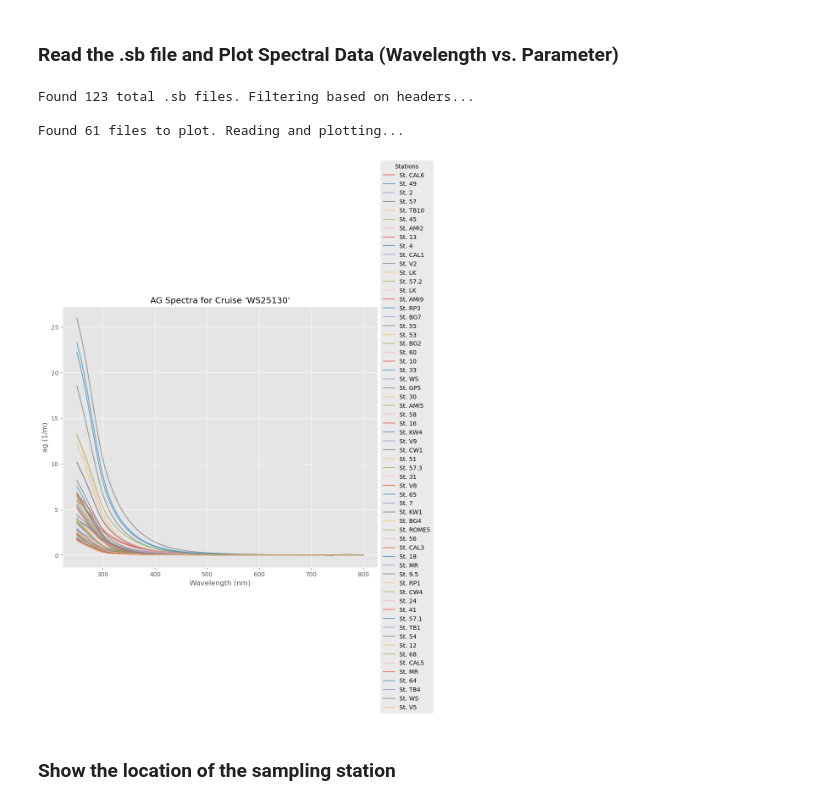
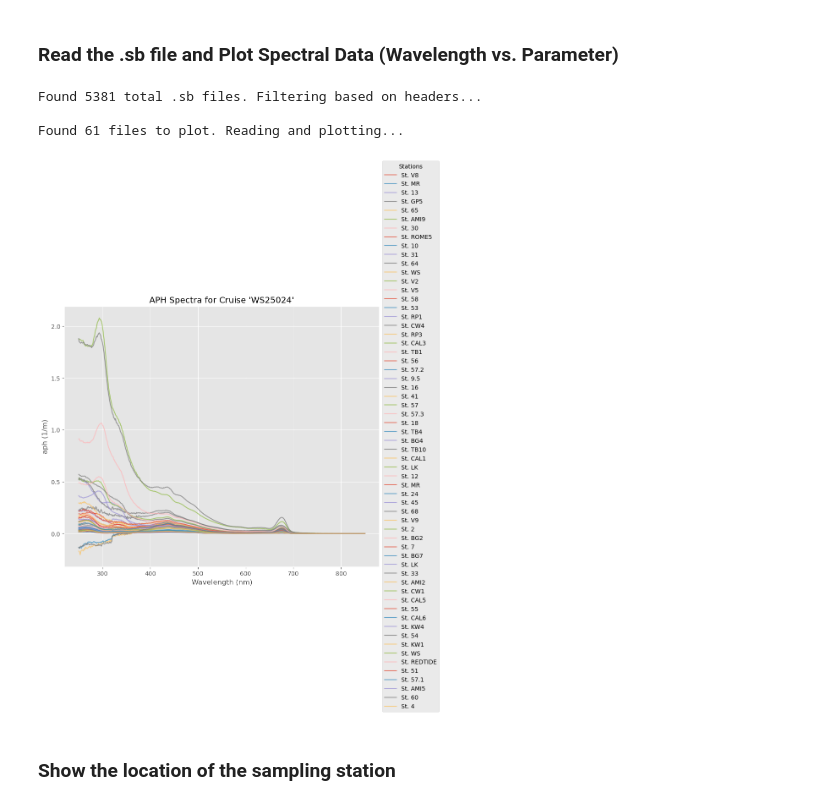
Before and after one commit to eqmh/SFER, a Jupyter notebook: seabass_analysis.ipynb, the cells around one changed output. Saved outputs shown, nothing was run; the diff lists cells and outputs as text; code cells hidden in the pictures.

```diff
--- a/seabass_analysis.ipynb
+++ b/seabass_analysis.ipynb
@@ -124,8 +124,8 @@ First 10 extracted filenames:
 # %%
 # --- Configuration ---
 DECOMPRESSED_FOLDER = 'seabass_data_decompressed'
-PARAMETER_TO_PLOT = 'ag'
-TARGET_CRUISE = 'WS25130'
+PARAMETER_TO_PLOT = 'aph'
+TARGET_CRUISE = 'WS25024'
 TARGET_STATION = 'ALL' # Set to 'ALL', None, or a specific station like 'WS'
 # ---------------------
 
@@ -197,35 +197,35 @@ else:
         # ... (rest of plotting code is identical) ...
         try:
             sb_data = readSB(filename=f_path, no_warn=True)
             df = pd.DataFrame(sb_data.data)
             df['wavelength'] = pd.to_numeric(df['wavelength'], errors='coerce')
             df[PARAMETER_TO_PLOT] = pd.to_numeric(df[PARAMETER_TO_PLOT], errors='coerce')
             df_clean = df.dropna(subset=['wavelength', PARAMETER_TO_PLOT])
             df_sorted = df_clean.sort_values(by='wavelength')
             ax.plot(df_sorted['wavelength'], df_sorted[PARAMETER_TO_PLOT],
                     label=f"St. {station_label}",
                     alpha=0.7)
         except Exception as e:
             print(f"  -> ERROR plotting {os.path.basename(f_path)}: {e}")
 
     # --- 4. Finalize Plot ---
     plot_title = f"{PARAMETER_TO_PLOT.upper()} Spectra for Cruise '{TARGET_CRUISE}'"
     if TARGET_STATION is not None and TARGET_STATION.upper() != 'ALL':
         plot_title += f" (Station: {TARGET_STATION})"
 
     ax.set_title(plot_title)
     ax.set_xlabel("Wavelength (nm)")
     ax.set_ylabel(f"{PARAMETER_TO_PLOT} (1/m)")
     box = ax.get_position()
     ax.set_position([box.x0, box.y0, box.width * 0.8, box.height])
     ax.legend(loc='center left', bbox_to_anchor=(1, 0.5), title="Stations")
     ax.grid(True)
     plt.show()
 # %% [output]
-Found 123 total .sb files. Filtering based on headers...
+Found 5381 total .sb files. Filtering based on headers...
 
 Found 61 files to plot. Reading and plotting...
-[figure, old version]
+[figure, new version]
 # %% [markdown]
 ### Show the location of the sampling station
 # %%
```
Also changed, not shown: parts of 6 cells of this notebook, 2 other files.
